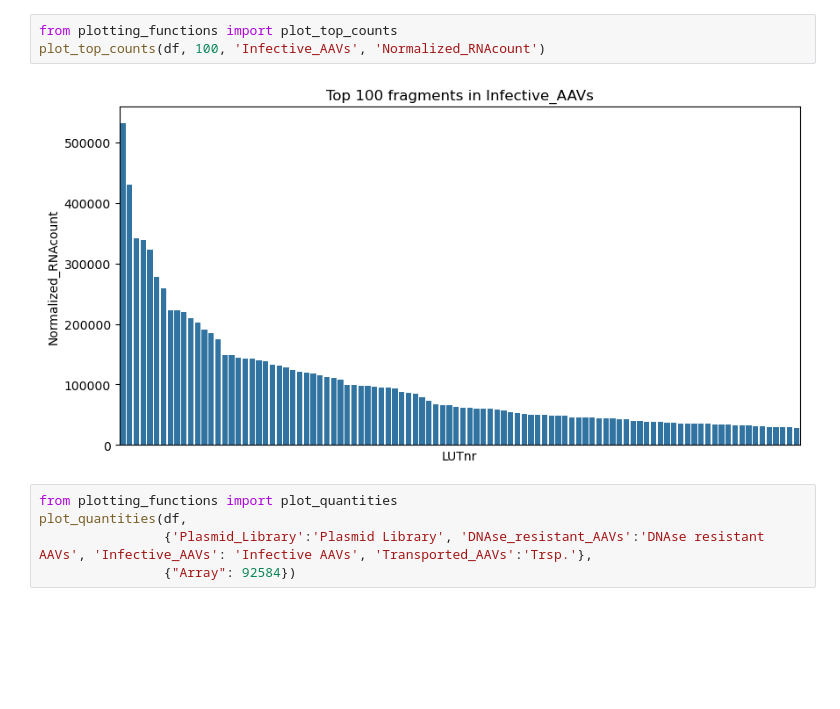
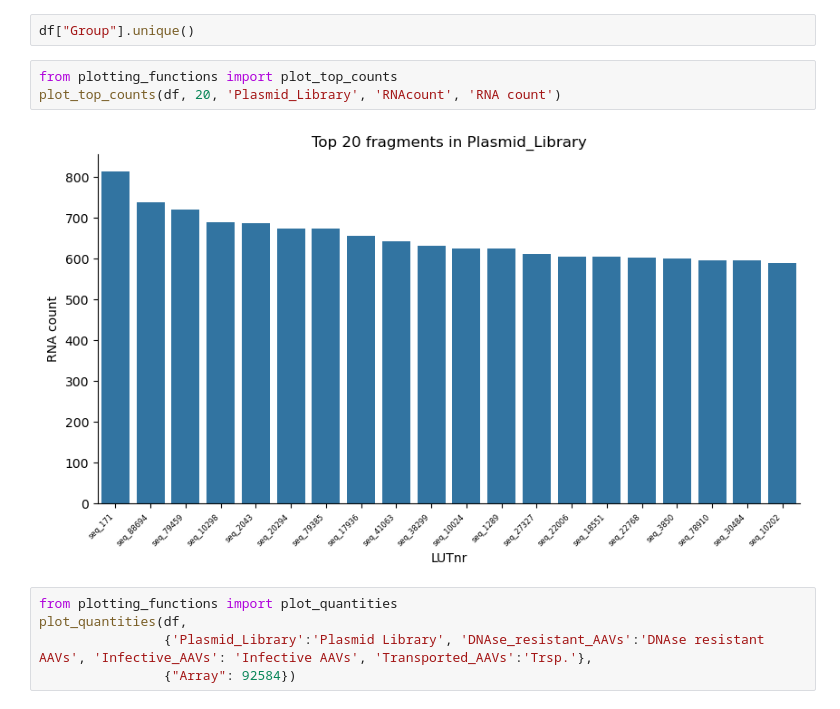
Before and after one commit to JaSt17/raaven_Pipeline, a Jupyter notebook: Python_Scripts/Jupyter_notebooks/visualisation.ipynb, the cells around one changed output. Saved outputs shown, nothing was run; the diff lists cells and outputs as text; blank space fills up the shorter version.

```diff
--- a/Python_Scripts/Jupyter_notebooks/visualisation.ipynb
+++ b/Python_Scripts/Jupyter_notebooks/visualisation.ipynb
@@ -25,8 +16,10 @@ df.head()
+# %%
+df["Group"].unique()
 # %%
 from plotting_functions import plot_top_counts
-plot_top_counts(df, 100, 'Infective_AAVs', 'Normalized_RNAcount')
+plot_top_counts(df, 20, 'Plasmid_Library', 'RNAcount', 'RNA count')
 # %% [output]
-[figure, old version]
+[figure, new version]
 # %%
 from plotting_functions import plot_quantities
 plot_quantities(df,
```
Also changed, not shown: parts of 16 cells of this notebook, 6 other files.
